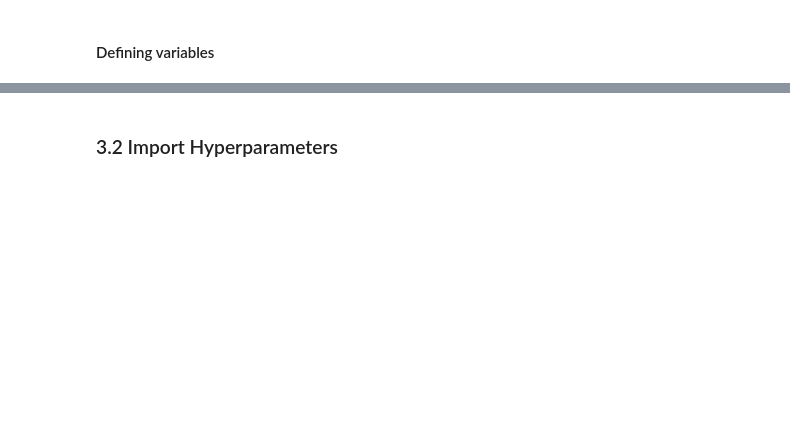
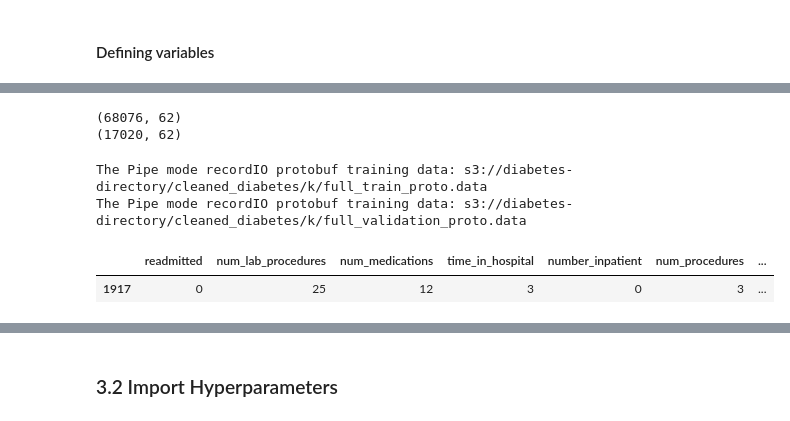
Before and after one commit to timfwater/Waterman_Projects, a Jupyter notebook: 4. Linear_Learner.ipynb, the cells around one changed output, grey strips where cells are left out. Saved outputs shown, nothing was run; the diff lists cells and outputs as text; code cells hidden in the pictures; blank space fills up the shorter version.

```diff
--- a/4. Linear_Learner.ipynb
+++ b/4. Linear_Learner.ipynb
@@ -97,0 +199,17 @@ sagemaker.config INFO - Not applying SDK defaults from location: /home/ec2-user/
+# %%
+print(train_set.shape)
+print(test_set.shape)
+# %% [output]
+(68076, 62)
+(17020, 62)
+# %%
+#train_dataset = diabetes
+train_proto_filename = "full_train_proto.data"
+test_proto_filename = "full_validation_proto.data"
+
+
+Export_Processed_Protobuf(bucket, input_prefix, k_folder, train_set, train_proto_filename)
+Export_Processed_Protobuf(bucket, input_prefix, k_folder, test_set, test_proto_filename)
+# %% [output]
+The Pipe mode recordIO protobuf training data: s3://diabetes-directory/cleaned_diabetes/k/full_train_proto.data
+The Pipe mode recordIO protobuf training data: s3://diabetes-directory/cleaned_diabetes/k/full_validation_proto.data
@@ -97,0 +229,5 @@ sagemaker.config INFO - Not applying SDK defaults from location: /home/ec2-user/
+# %%
+train_data_1.sample()
+# %% [output]
+|  | readmitted | num_lab_procedures | num_medications | time_in_hospital | number_inpatient | num_procedures | ... |
+| 1917 | 0 | 25 | 12 | 3 | 0 | 3 | ... |
```
Also changed, not shown: parts of 86 cells of this notebook, 1 other file.
